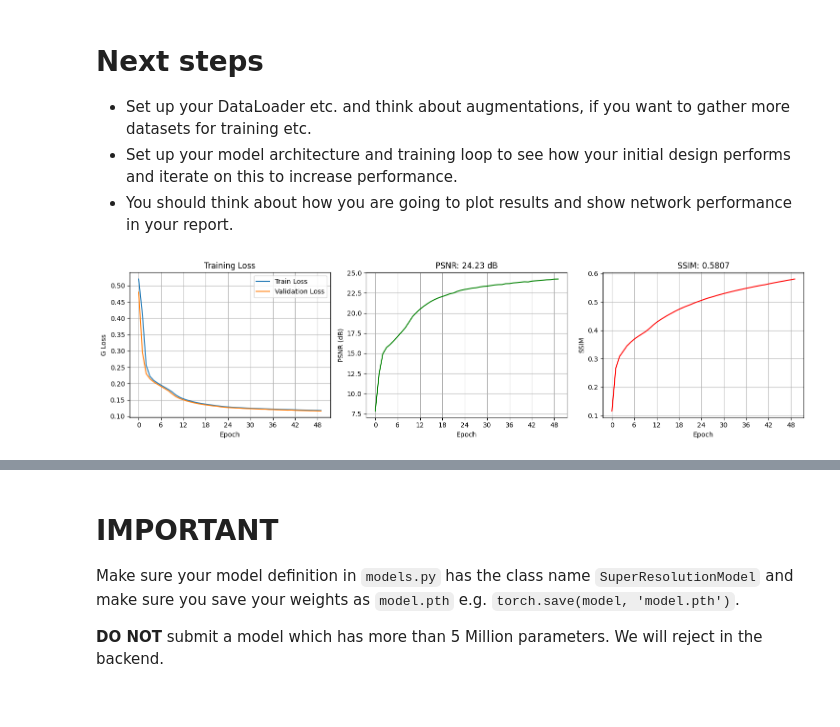
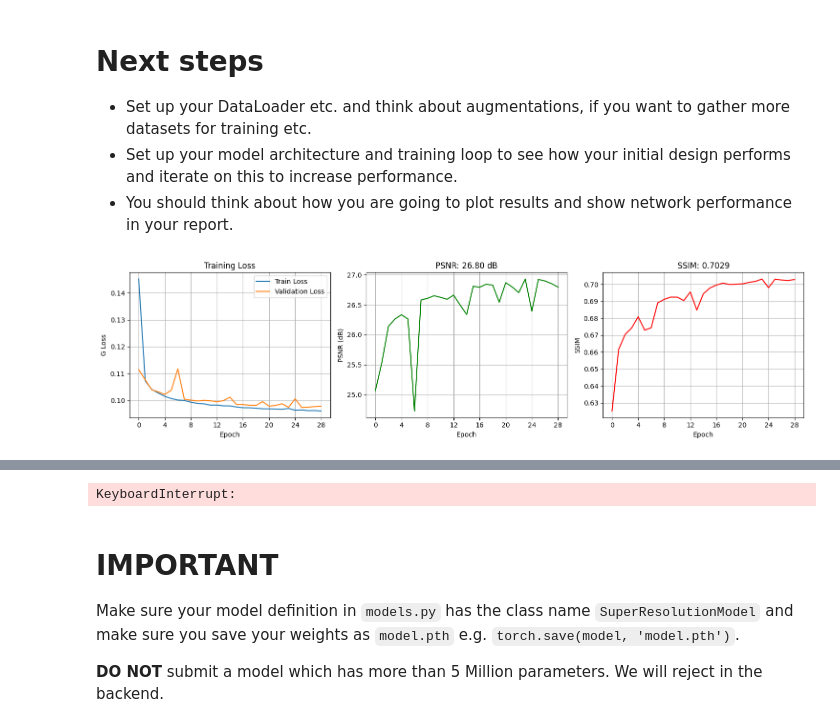
Before and after one commit to dylanneve1/4c16-labs, a Jupyter notebook: lab-07/Lab 7.ipynb, the cells around one changed output, grey strips where cells are left out. Drawn from its saved outputs; the diff is of its cells as text; code cells hidden in the pictures.

```diff
--- a/lab-07/Lab 7.ipynb
+++ b/lab-07/Lab 7.ipynb
@@ -306,7 +308,7 @@ val_dataset_aug = SRAugmentedDataset(
 importlib.reload(models)
 from models import SuperResolutionModel
 
-batches = 128
+batches = 64
 train_loader = DataLoader(train_dataset_aug, batch_size=batches, shuffle=True, num_workers=0)
 val_loader = DataLoader(val_dataset_aug, batch_size=batches, shuffle=False, num_workers=0)
 
@@ -391,7 +393,7 @@ sr_model = SuperResolutionModel().to(device)
 num_epochs = 50
 learning_rate = 0.0001
 criterion = GLoss().to(device)
-optimizer = optim.Adam(sr_model.parameters(), lr=learning_rate)
+optimizer = optim.AdamW(sr_model.parameters(), lr=learning_rate)
 plotter = PlotLogLoss()
 
 print("Starting training...")
@@ -416,31 +418,31 @@ for epoch in range(num_epochs):
     train_loss = running_loss / len(train_loader.dataset)
 
     # Validation Phase with PSNR/SSIM
     sr_model.eval()
     val_running_loss = 0.0
     all_psnr = []
     all_ssim = []
 
     with torch.no_grad():
         for lr_batch, hr_batch in tqdm(val_loader, desc=f'Epoch {epoch+1}/{num_epochs} [Val]', leave=False):
             lr_batch, hr_batch = lr_batch.to(device), hr_batch.to(device)
             out = sr_model(lr_batch)
             loss = criterion(out, hr_batch)
             val_running_loss += loss.item() * lr_batch.size(0)
 
             # Calculate PSNR and SSIM
             psnr_val, ssim_val = calculate_metrics(out, hr_batch)
             all_psnr.append(psnr_val)
             all_ssim.append(ssim_val)
 
     val_loss = val_running_loss / len(val_loader.dataset)
     avg_psnr = np.mean(all_psnr)
     avg_ssim = np.mean(all_ssim)
 
     # Update Live Graph with metrics
     plotter.update(train_loss, val_loss, avg_psnr, avg_ssim)
     print(f'Epoch {epoch+1}: Train Loss {train_loss:.5f} | Val Loss {val_loss:.5f} | PSNR {avg_psnr:.2f} dB | SSIM {avg_ssim:.4f}')
 
 print('Training finished.')
 # %% [output]
-[figure, old version]
+[figure, new version]
@@ -449,3 +450,4 @@ Training finished.
+KeyboardInterrupt:
 # %% [markdown]
 # IMPORTANT
 Make sure your model definition in `models.py` has the class name
```
Also changed, not shown: parts of 4 cells of this notebook, 1 other file.
